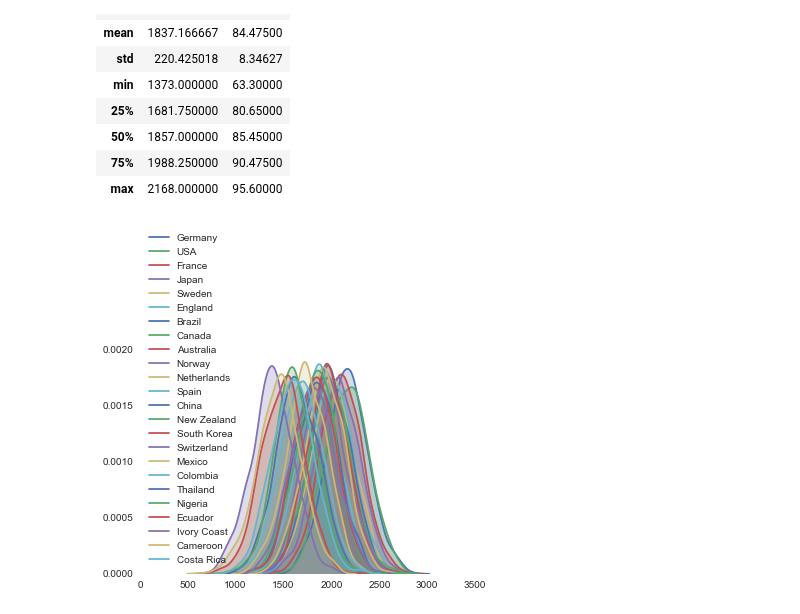
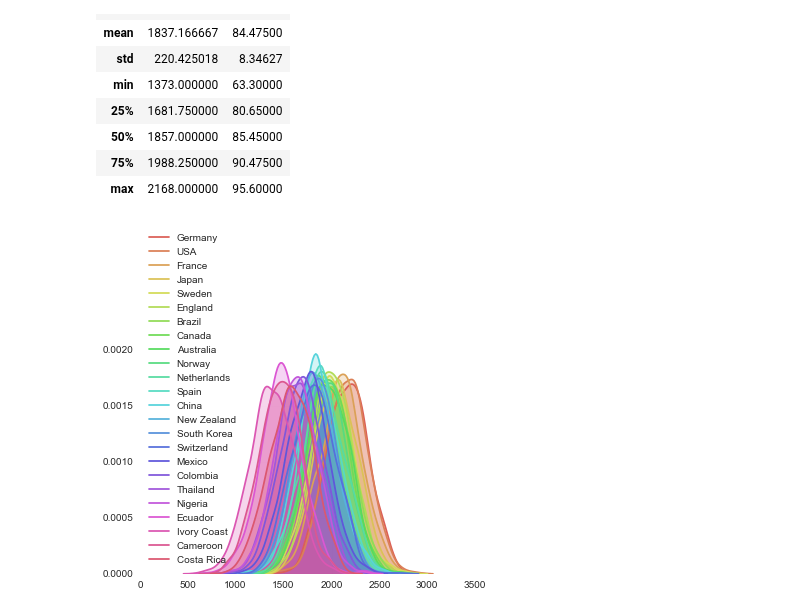
Before and after one commit to selwyth/wwc2015, a Jupyter notebook: normmodel.ipynb, the cells around one changed output. Drawn from its saved outputs; the diff is of its cells as text; code cells hidden in the pictures.

```diff
--- a/normmodel.ipynb
+++ b/normmodel.ipynb
@@ -46,10 +46,12 @@ df.describe()
 # %%
 import scipy.stats as stats
 import seaborn as sns
 %matplotlib inline
 
-for i in range(len(df)):
+pal = sns.color_palette('hls', len(df))
+
+for i, c in zip(range(len(df)), pal):
     normdist = stats.norm(df.fifascore[i], 220)
-    sns.kdeplot(normdist.rvs(1000), shade=True, label=df.team[i])
+    sns.kdeplot(normdist.rvs(1000), shade=True, label=df.team[i], color=c)
 # %% [output]
-[figure, old version]
+[figure, new version]
```
Also changed, not shown: parts of 13 cells of this notebook.
